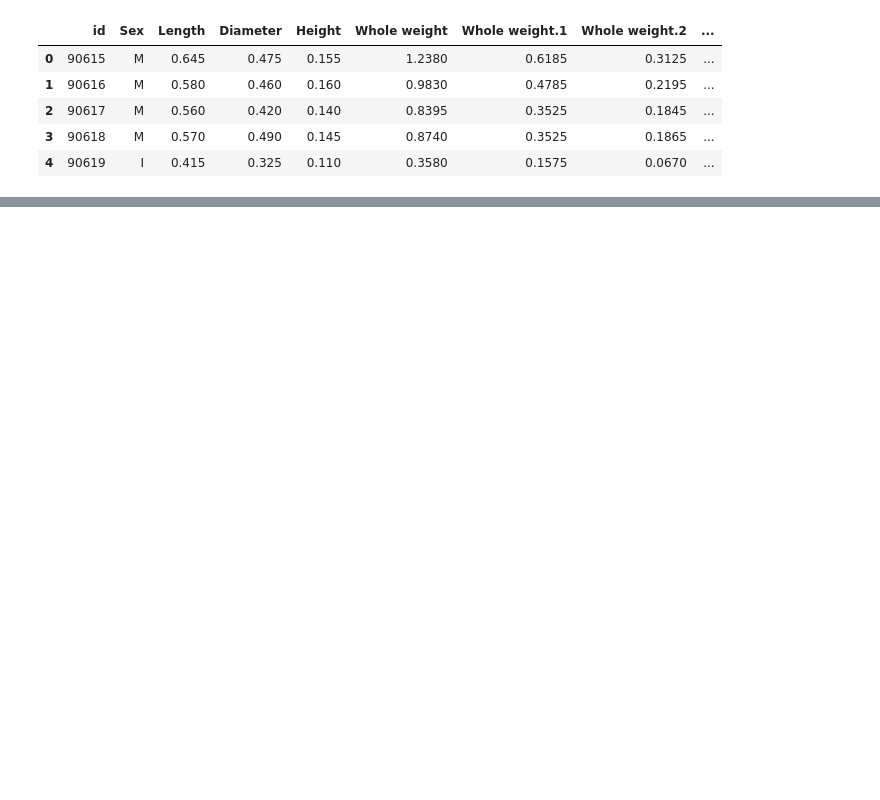
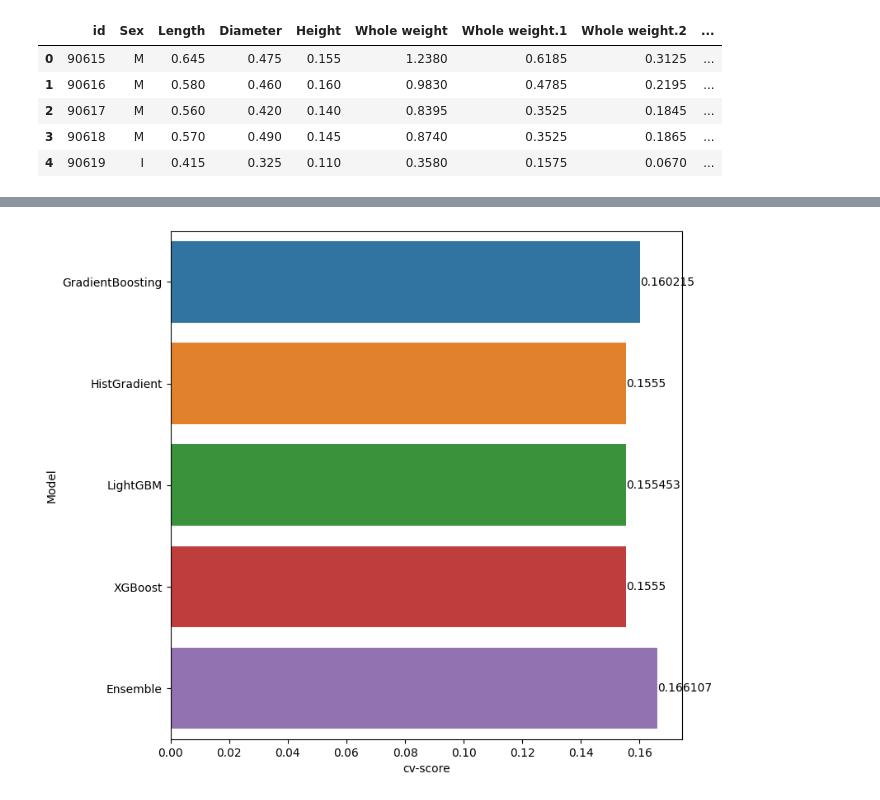
Before and after one commit to Szymqn/KaggleCompetitions, a Jupyter notebook: regression-with-an-abalone-dataset.ipynb, the cells around one changed output, grey strips where cells are left out. Cells and saved outputs as stored; diff of their text form; code cells hidden in the pictures; blank space fills up the shorter version.

Commit message:
Kaggle Notebook | Regression with an Abalone Dataset | Added preprocessing & base model

```diff
--- a/regression-with-an-abalone-dataset.ipynb
+++ b/regression-with-an-abalone-dataset.ipynb
@@ -34,0 +127,4 @@ test_df.head()
+# %%
+def rmsle(predictions, targets):
+    """Calculate the root mean squared logarithmic error between predictions and targets"""
+    return np.sqrt(np.mean((np.log(predictions + 1) - np.log(targets + 1)) ** 2))
@@ -34,0 +226,15 @@ test_df.head()
+# %%
+gb_cv_score = np.mean(gb_cv_scores)
+hist_cv_score = np.mean(hist_cv_scores)
+lgb_cv_score = np.mean(lgb_cv_scores)
+xgb_cv_score = np.mean(xgb_cv_scores)
+ens_cv_score = np.mean(ens_cv_scores)
+
+model_perf = pd.DataFrame({'Model': ['GradientBoosting', 'HistGradient' ,'LightGBM', 'XGBoost', 'Ensemble'],
+                           'cv-score': [gb_cv_score, hist_cv_score, lgb_cv_score, xgb_cv_score, ens_cv_score]})
+
+plt.figure(figsize = (8, 8))
+ax = sns.barplot(y = 'Model', x = 'cv-score', data = model_perf)
+ax.bar_label(ax.containers[0]);
+# %% [output]
+[figure, added]
```
Also changed, not shown: parts of 11 cells of this notebook.
